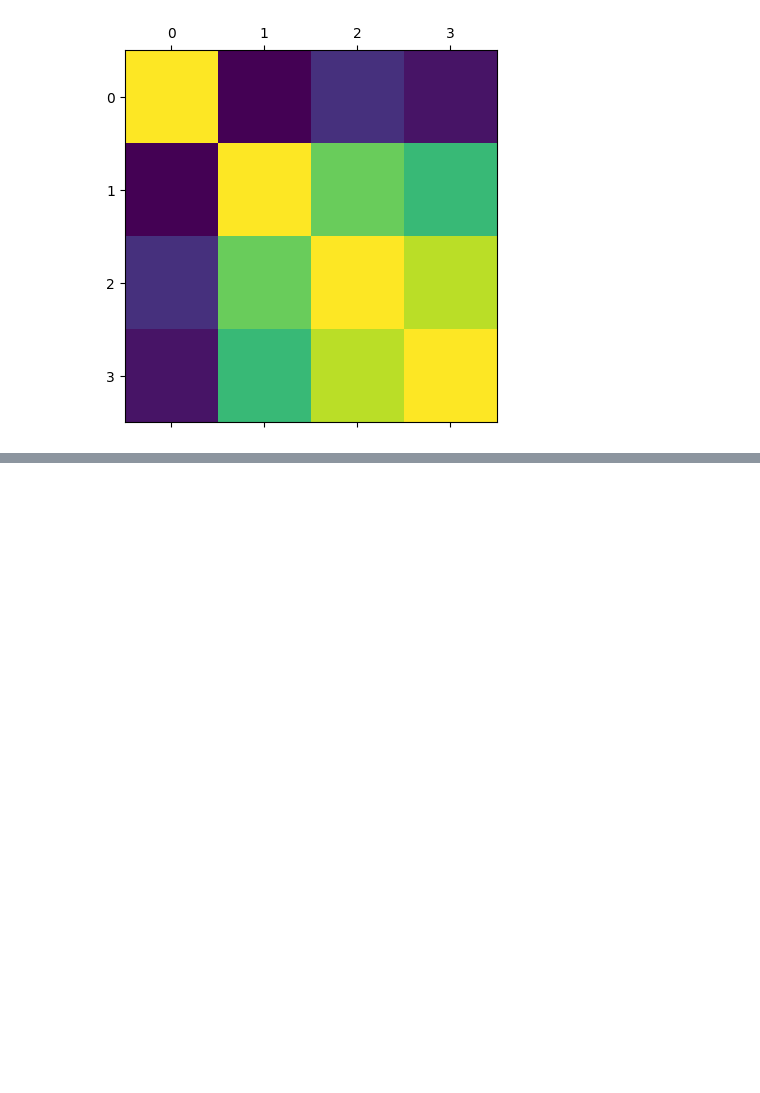
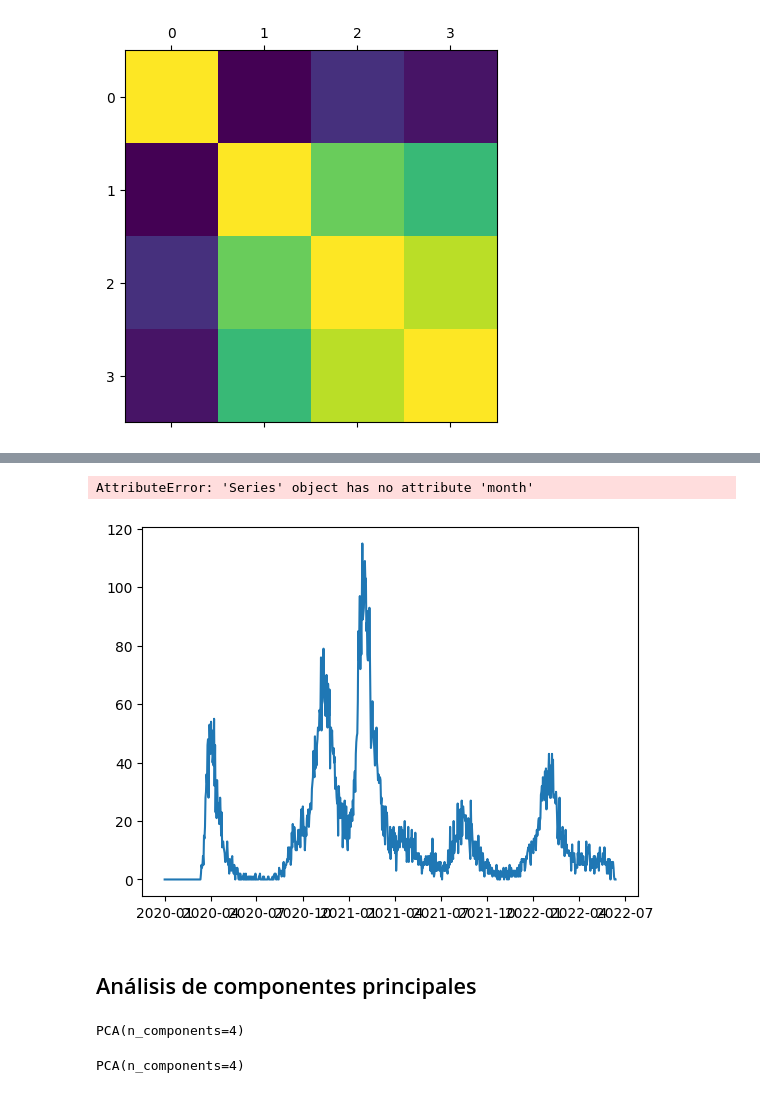
Before and after one commit to martinalegre77/data_analytics, a Jupyter notebook: PreprocesadoInformacion.ipynb, the cells around one changed output, grey strips where cells are left out. Cells and saved outputs as stored; diff of their text form; code cells hidden in the pictures; blank space fills up the shorter version.

```diff
--- a/PreprocesadoInformacion.ipynb
+++ b/PreprocesadoInformacion.ipynb
@@ -240,3 +240,7 @@ plt.matshow(df.corr())
 plt.show()
 # %% [output]
 [figure]
+# %%
+df_andalucia = df[df['CCAA'] == 'Andalucía']
+df_andalucia = df_andalucia[['Fecha', 'Casos',	'Fallecidos',	'Hospitalizados',	'UCI']]
+df_andalucia
@@ -242,0 +261,11 @@ plt.show()
+# %%
+df_andalucia['Fecha'].month
+# %% [output]
+AttributeError: 'Series' object has no attribute 'month'
+# %%
+plt.plot(df_andalucia['Fecha'], df_andalucia['Fallecidos'])
+plt.show()
+# %% [output]
+[figure, added]
+# %% [markdown]
+## Análisis de componentes principales
@@ -242,0 +274,9 @@ plt.show()
+# %%
+pca_var = PCA(n_components=4)
+pca_var
+# %% [output]
+PCA(n_components=4)
+# %%
+pca_var.fit(df[num_cols])
+# %% [output]
+PCA(n_components=4)
```
Also changed, not shown: parts of 6 cells of this notebook.
